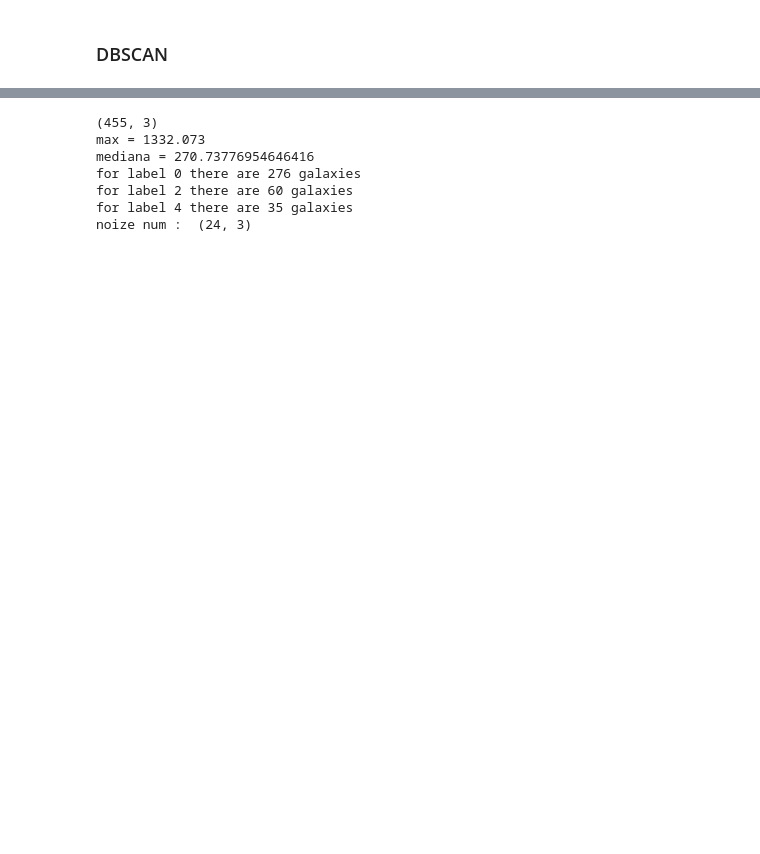
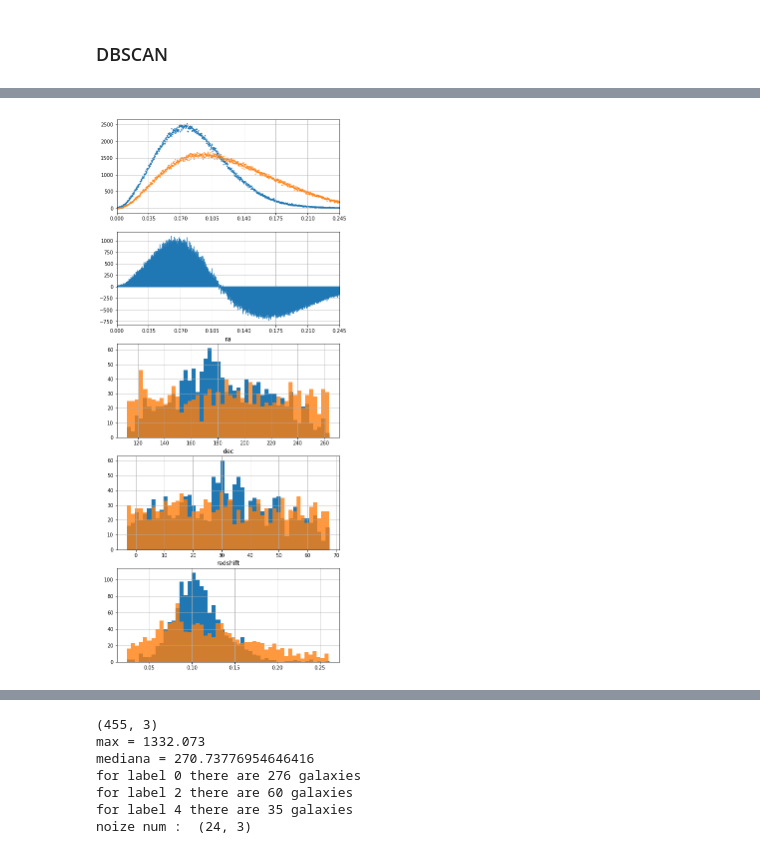
Before and after one commit to goshasty/diary_for_scientific_work, a Jupyter notebook: Analyze Abell.ipynb, the cells around one changed output, grey strips where cells are left out. Cells and saved outputs as stored; diff of their text form; code cells hidden in the pictures; blank space fills up the shorter version.

```diff
--- a/Analyze Abell.ipynb
+++ b/Analyze Abell.ipynb
@@ -10,21 +14,3 @@ from sklearn.cluster import DBSCAN, KMeans, MeanShift
 from sklearn.neighbors import NearestNeighbors as nn
 from sklearn.metrics import pairwise_distances
 import sklearn
-# %%
-%matplotlib inline
-for n_neighbours in range(2, 12):
-    nbrs = nn(n_neighbors=n_neighbours+1, algorithm='ball_tree').fit(points_xyz)
-    dist, ind = nbrs.kneighbors(points_xyz)
-    dist_to_nneighbor = dist[:,n_neighbours]
-
-    dist_to_nneighbor.sort()
-    fragment = dist_to_nneighbor[:]
-
-
-    fig = plt.figure(figsize=(10, 6))
-    plt.yticks(np.linspace(0, 1.0, 20))
-    num = plt.hist(fragment, bins=100,  cumulative=True, density=True)
-    plt.title("n_neighbours {0}".format(n_neighbours))
-    plt.grid(True)
-    plt.show()
-    #%matplotlib inline
@@ -35,4 +16,0 @@ NameError: name 'points_xyz' is not defined
-# %%
-k_means = KMeans(n_clusters=1)
-res = k_means.fit(points_xyz)
-cen = res.cluster_centers_
@@ -75,19 +153,0 @@ def do_scan(points_xyz, n_neighbors, eps, verbose=False):
-# %%
-dir_path = 'data/Abell less 0.3/'
-ra_dec = list()
-j = 0
-j1 = 0
-
-for i in range(1, 2714):
-    name_file = 'Abell_g_less_0.3 ' + str(i) + '.txt'
-    full_path = dir_path + name_file
-    try:
-        data = code_support.reader(full_path, skip_lines=0)
-        if data.shape == (0,):
-            j1+=1
-            continue
-        ra = np.median(data[:,0])
-        dec = np.median(data[:, 1])
-        ra_dec.append([ra, dec])
-    except IOError:
-        j+=1
@@ -248,0 +455,4 @@ print(points_xyz.shape)
+# %%
+plot_results(tmp, 1000, 0.245, mod_mix=4)
+# %% [output]
+[figure, added]
```
Also changed, not shown: parts of 63 cells of this notebook, 12 other files.
